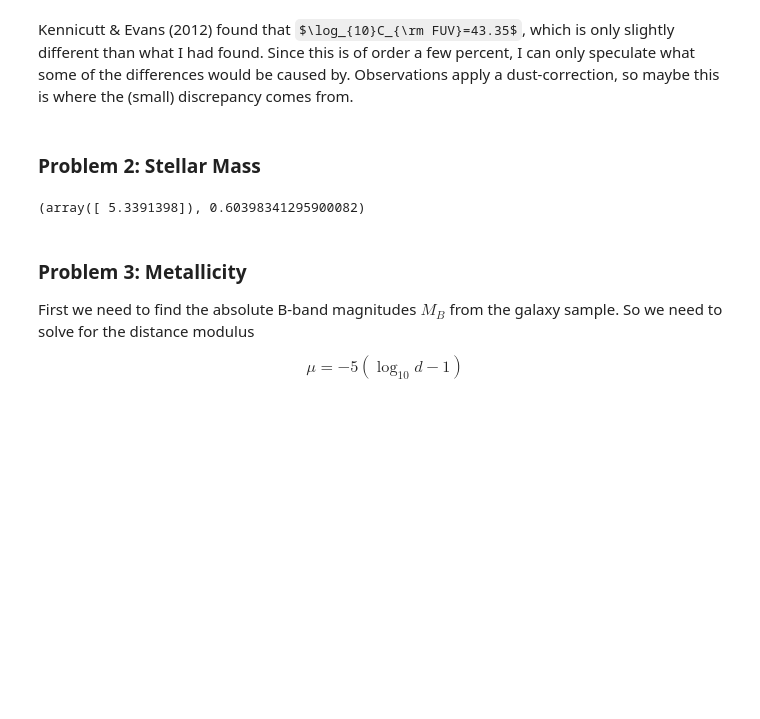
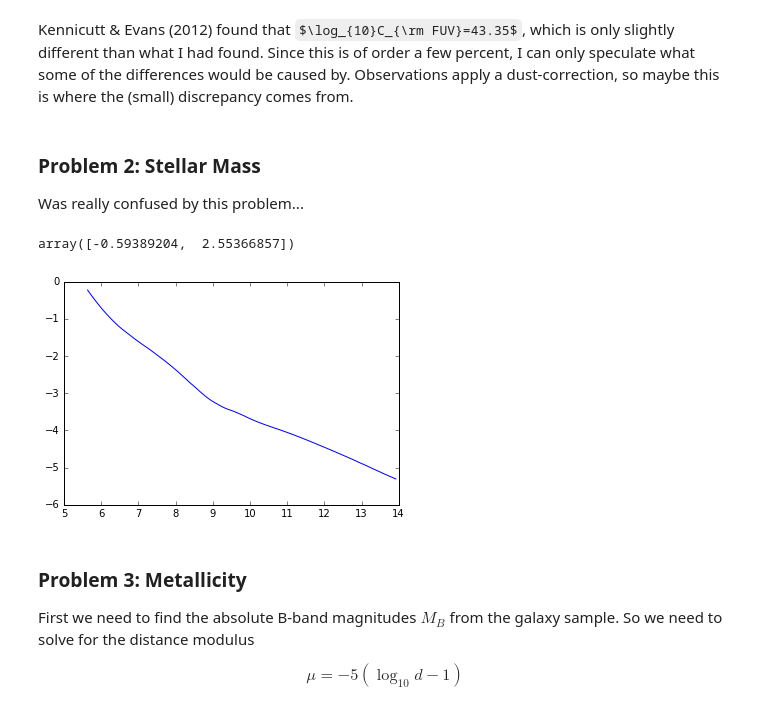
Before and after one commit to dkhatami/AY250_F16, a Jupyter notebook: PS5/PS5.ipynb, the cells around one changed output. Cells and saved outputs as stored; diff of their text form; code cells hidden in the pictures; some formulas as TeX source; blank space fills up the shorter version.

Commit message:
rough version of problems 4-5

```diff
--- a/PS5/PS5.ipynb
+++ b/PS5/PS5.ipynb
@@ -78,13 +78,18 @@ mag,sfr
 Kennicutt & Evans (2012) found that $\log_{10}C_{\rm FUV}=43.35$, which is only slightly different than what I had found. Since this is of order a few percent, I can only speculate what some of the differences would be caused by. Observations apply a dust-correction, so maybe this is where the (small) discrepancy comes from.
 # %% [markdown]
 ### Problem 2: Stellar Mass
+
+Was really confused by this problem...
 # %%
-mag_b = sp.get_mags(tage=13.7,bands=['b'])
+mag_b = sp.get_mags(bands=['b'])
 mass = sp.stellar_mass
 
-mag_b, mass
+p.plot(mag_b, np.log10(mass))
+
+np.polyfit(mag_b[:,0],np.log10(mass),1)
 # %% [output]
-(array([ 5.3391398]), 0.60398341295900082)
+array([-0.59389204,  2.55366857])
+[figure, added]
 # %% [markdown]
 ### Problem 3: Metallicity
 
```
Also changed, not shown: parts of 13 cells of this notebook.
